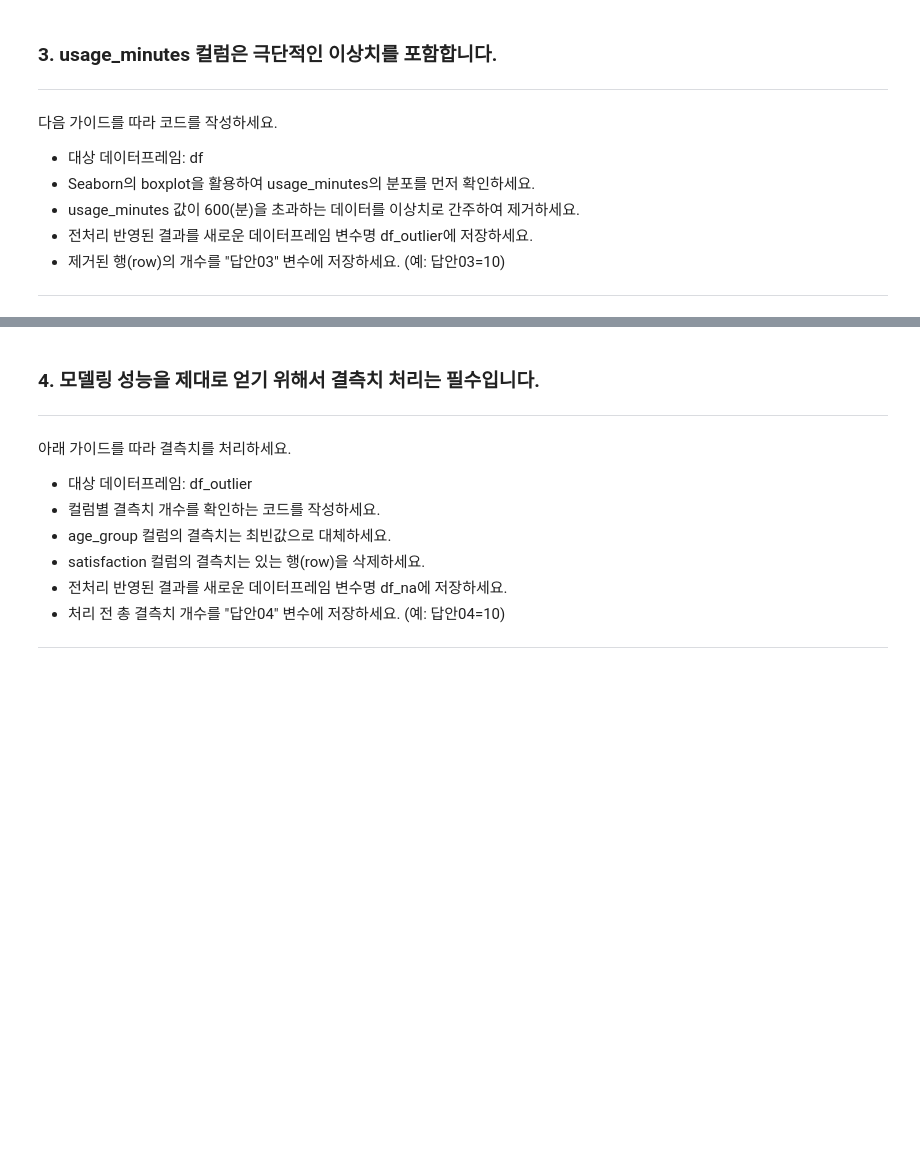
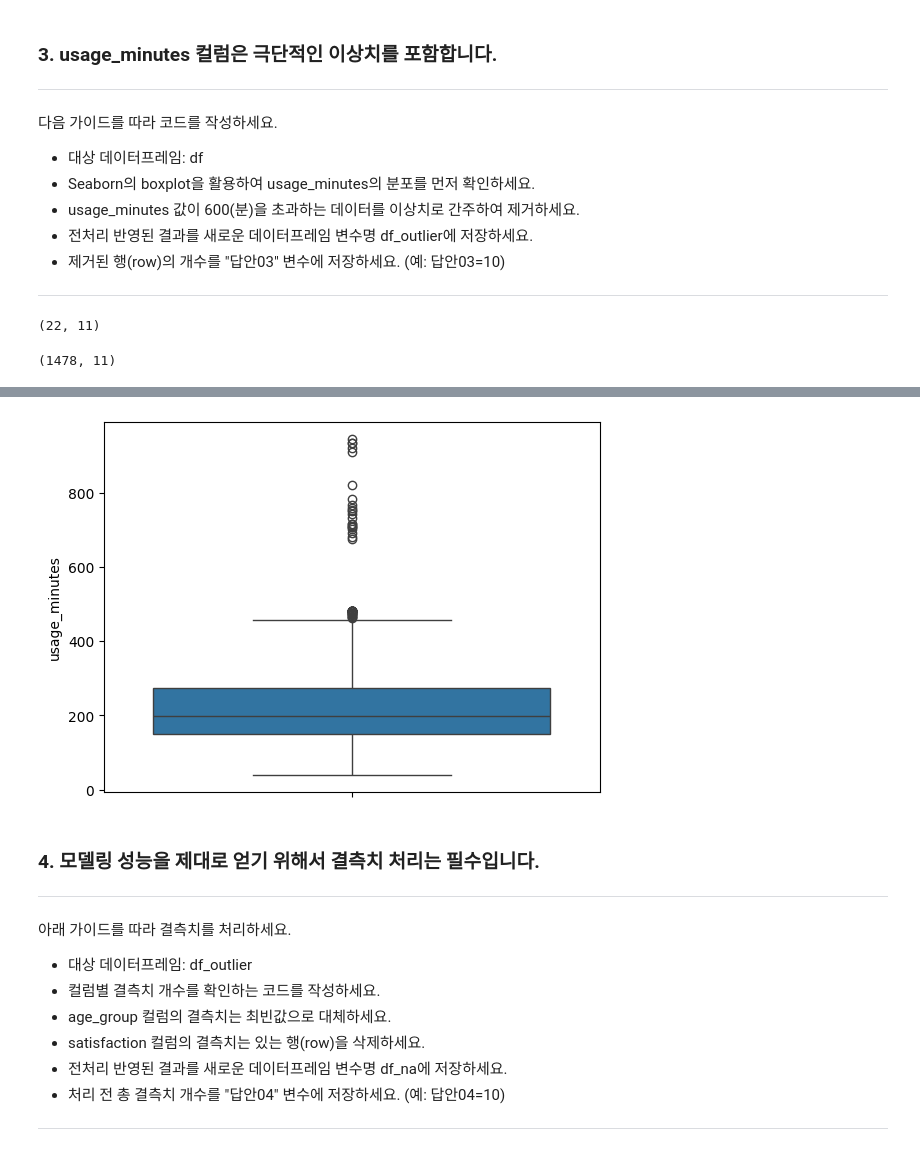
Before and after one commit to qnrPwjd/EST_AI_Challengers_Code, a Jupyter notebook: Week3(AI_Modeling)/자격특강_3강_데이터전처리및모델링.ipynb, the cells around one changed output, grey strips where cells are left out. Saved outputs shown, nothing was run; the diff lists cells and outputs as text; code cells hidden in the pictures; blank space fills up the shorter version.

```diff
--- a/Week3(AI_Modeling)/자격특강_3강_데이터전처리및모델링.ipynb
+++ b/Week3(AI_Modeling)/자격특강_3강_데이터전처리및모델링.ipynb
@@ -50,3 +52,11 @@ pandas 함수로 데이터 파일을 읽고 데이터프레임 변수명 df에
 ---
 # %%
 # 여기에 답안코드를 작성하세요.
+df = pd.read_csv('study_cafe_usage_raw.csv')
+
+print(df.shape)
+print(df.info())
+print(df.describe)
+print(df['membership'].value_counts)
+
+답안02 = 3
@@ -65,3 +93,12 @@ import numpy as np
 import matplotlib.pyplot as plt
 # %%
 # 여기에 답안코드를 작성하세요.
+sns.boxplot(data = df, y = 'usage_minutes')
+
+print(df[df['usage_minutes'] > 600].shape)
+df_outlier = df[df['usage_minutes'] <= 600]
+
+답안03 = 22
+# %% [output]
+(22, 11)
+(1478, 11)
@@ -68,3 +122,4 @@ import matplotlib.pyplot as plt
+[figure, added]
 # %% [markdown]
 ### 4. 모델링 성능을 제대로 얻기 위해서 결측치 처리는 필수입니다.
 ---
```
Also changed, not shown: parts of 4 cells of this notebook.
